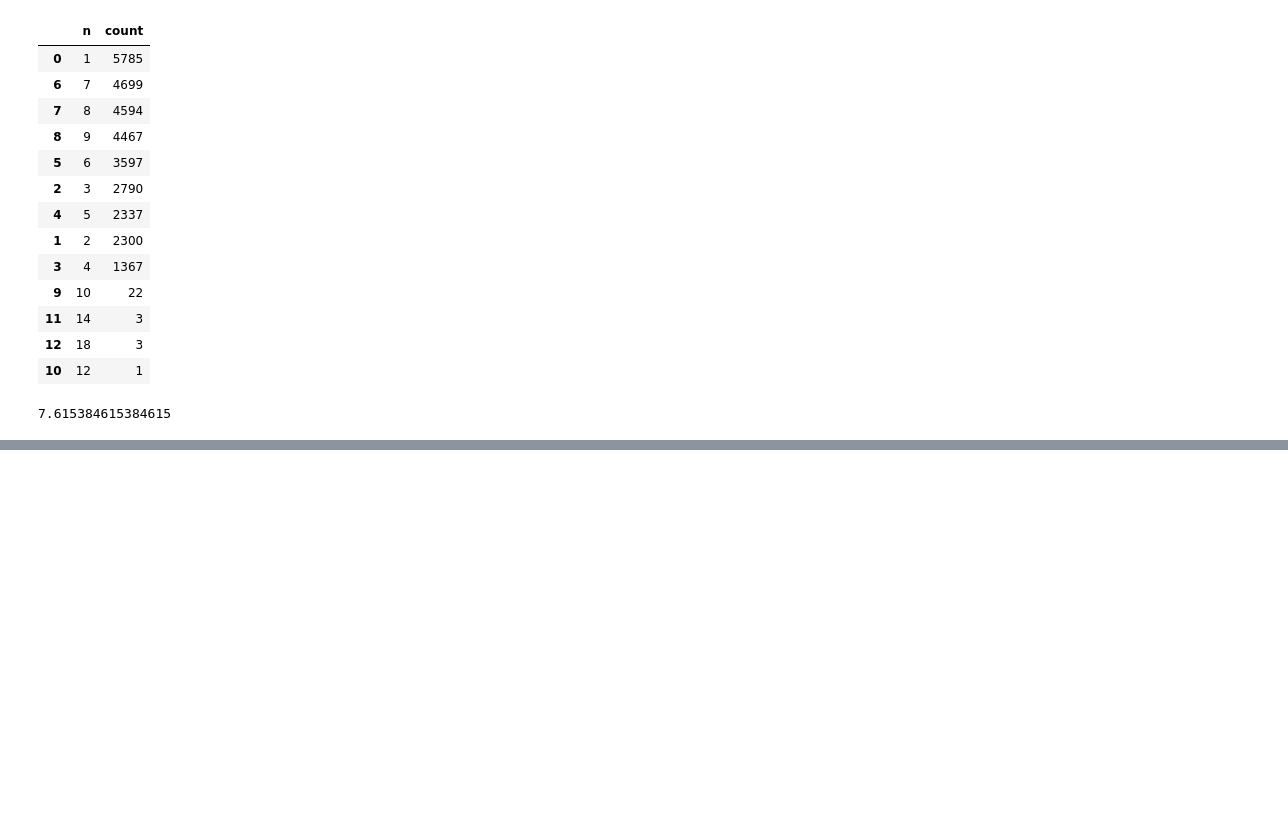
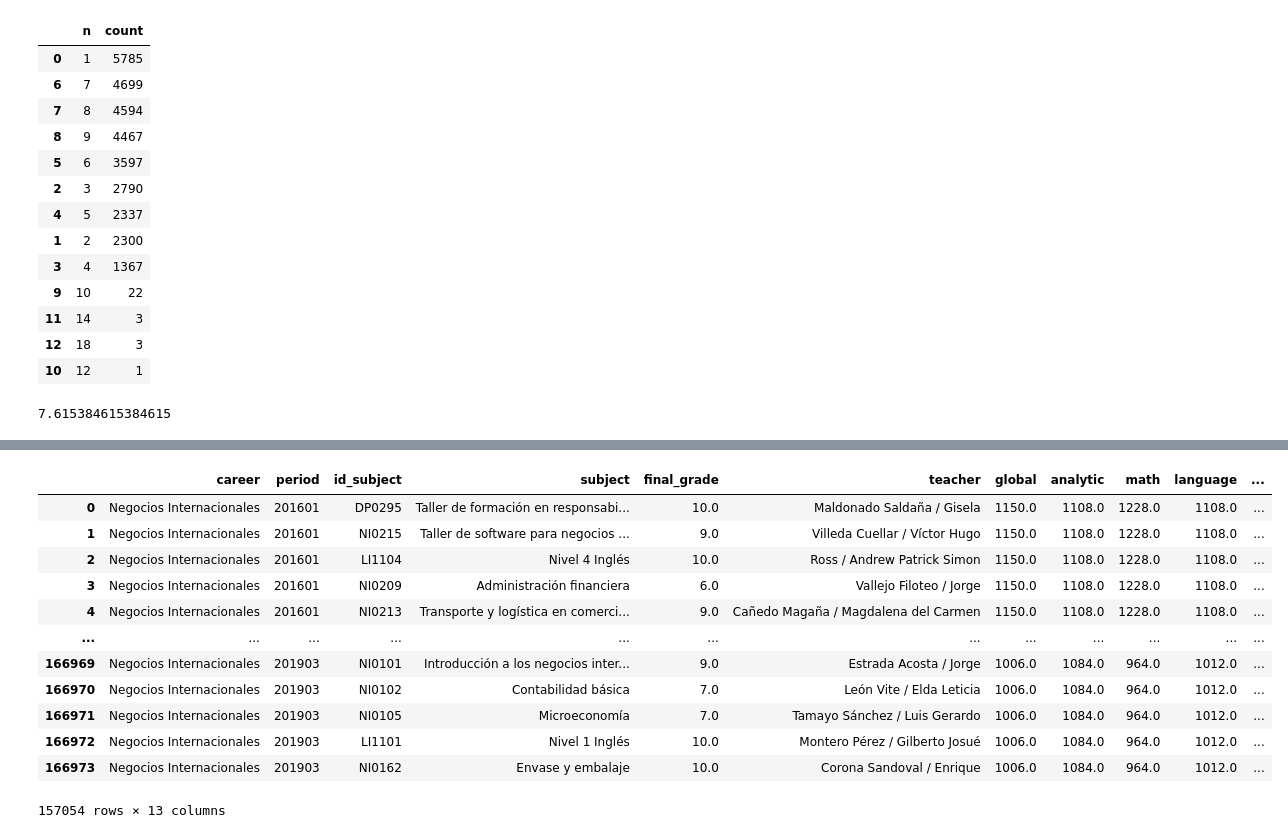
Before and after one commit to 170300075/sure-api-v2, a Jupyter notebook: classificators/classificators.ipynb, the cells around one changed output, grey strips where cells are left out. Drawn from its saved outputs; the diff is of its cells as text; code cells hidden in the pictures; blank space fills up the shorter version.

```diff
--- a/classificators/classificators.ipynb
+++ b/classificators/classificators.ipynb
@@ -287,0 +339,3 @@ grades_sizes["n"].mean()
+# %%
+with_ceneval_groups = with_ceneval.groupby(["id_user"]).size().reset_index(name = "n").sort_values(by = "n")
+with_ceneval_groups
@@ -287,0 +356,3 @@ grades_sizes["n"].mean()
+# %%
+without_ceneval_groups = without_ceneval.groupby(["id_user"]).size().reset_index(name = "n").sort_values(by = "n")
+without_ceneval_groups
@@ -287,0 +373,3 @@ grades_sizes["n"].mean()
+# %%
+with_ceneval_ids = list(set(without_ceneval_groups["id_user"]).difference(set(with_ceneval_groups["id_user"])))
+with_ceneval_ids
@@ -287,0 +394,16 @@ grades_sizes["n"].mean()
+# %%
+data[data["id_user"].isin(with_ceneval_ids)]
+# %% [output]
+|  | career | period | id_subject | subject | final_grade | teacher | global | analytic | math | language | ... |
+| 0 | Negocios Internacionales | 201601 | DP0295 | Taller de formación en responsabi... | 10.0 | Maldonado Saldaña / Gisela | 1150.0 | 1108.0 | 1228.0 | 1108.0 | ... |
+| 1 | Negocios Internacionales | 201601 | NI0215 | Taller de software para negocios ... | 9.0 | Villeda Cuellar / Víctor Hugo | 1150.0 | 1108.0 | 1228.0 | 1108.0 | ... |
+| 2 | Negocios Internacionales | 201601 | LI1104 | Nivel 4 Inglés | 10.0 | Ross / Andrew Patrick Simon | 1150.0 | 1108.0 | 1228.0 | 1108.0 | ... |
+| 3 | Negocios Internacionales | 201601 | NI0209 | Administración financiera | 6.0 | Vallejo Filoteo / Jorge | 1150.0 | 1108.0 | 1228.0 | 1108.0 | ... |
+| 4 | Negocios Internacionales | 201601 | NI0213 | Transporte y logística en comerci... | 9.0 | Cañedo Magaña / Magdalena del Carmen | 1150.0 | 1108.0 | 1228.0 | 1108.0 | ... |
+| ... | ... | ... | ... | ... | ... | ... | ... | ... | ... | ... | ... |
+| 166969 | Negocios Internacionales | 201903 | NI0101 | Introducción a los negocios inter... | 9.0 | Estrada Acosta / Jorge | 1006.0 | 1084.0 | 964.0 | 1012.0 | ... |
+| 166970 | Negocios Internacionales | 201903 | NI0102 | Contabilidad básica | 7.0 | León Vite / Elda Leticia | 1006.0 | 1084.0 | 964.0 | 1012.0 | ... |
+| 166971 | Negocios Internacionales | 201903 | NI0105 | Microeconomía | 7.0 | Tamayo Sánchez / Luis Gerardo | 1006.0 | 1084.0 | 964.0 | 1012.0 | ... |
+| 166972 | Negocios Internacionales | 201903 | LI1101 | Nivel 1 Inglés | 10.0 | Montero Pérez / Gilberto Josué | 1006.0 | 1084.0 | 964.0 | 1012.0 | ... |
+| 166973 | Negocios Internacionales | 201903 | NI0162 | Envase y embalaje | 10.0 | Corona Sandoval / Enrique | 1006.0 | 1084.0 | 964.0 | 1012.0 | ... |
+157054 rows × 13 columns
```
Also changed, not shown: parts of 6 cells of this notebook, 24 other files.
